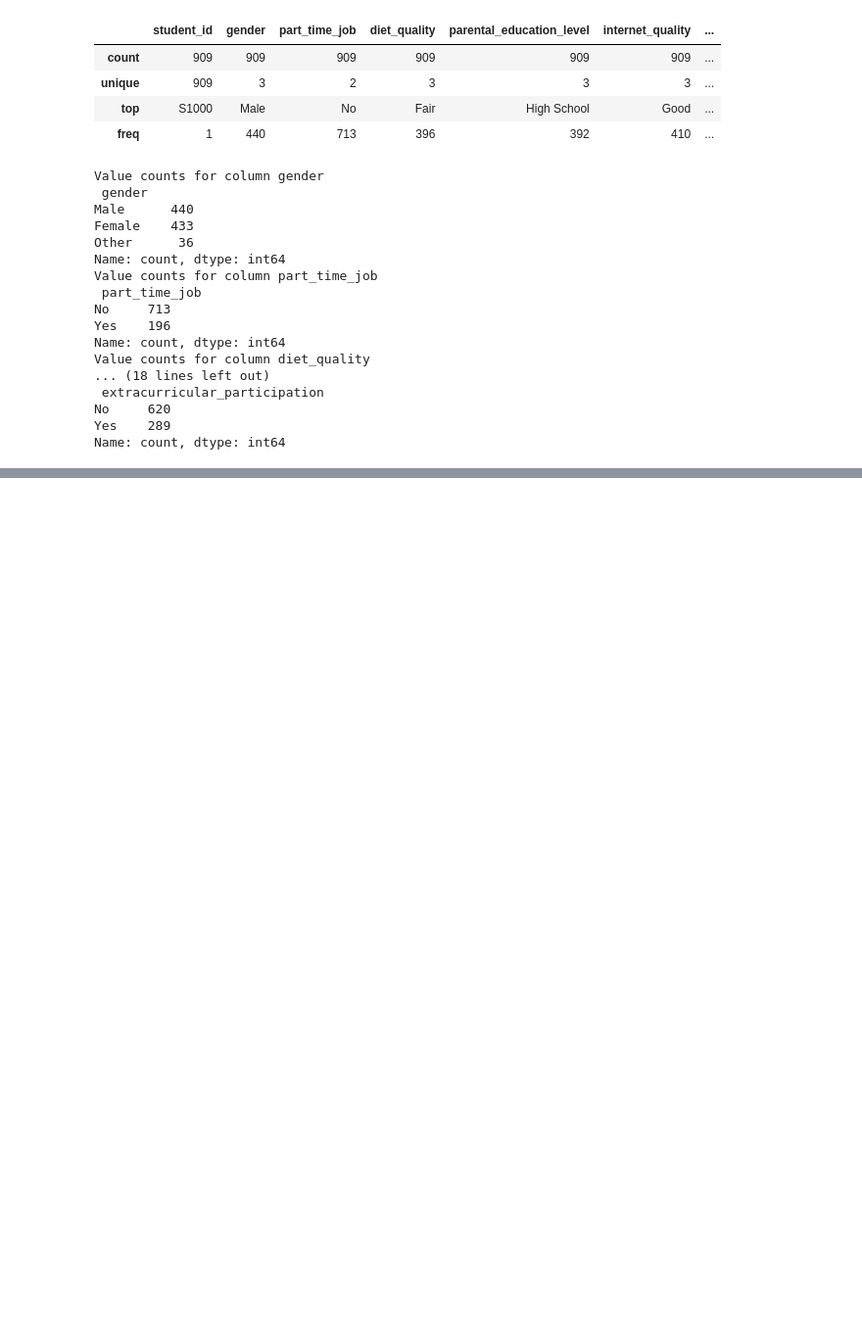
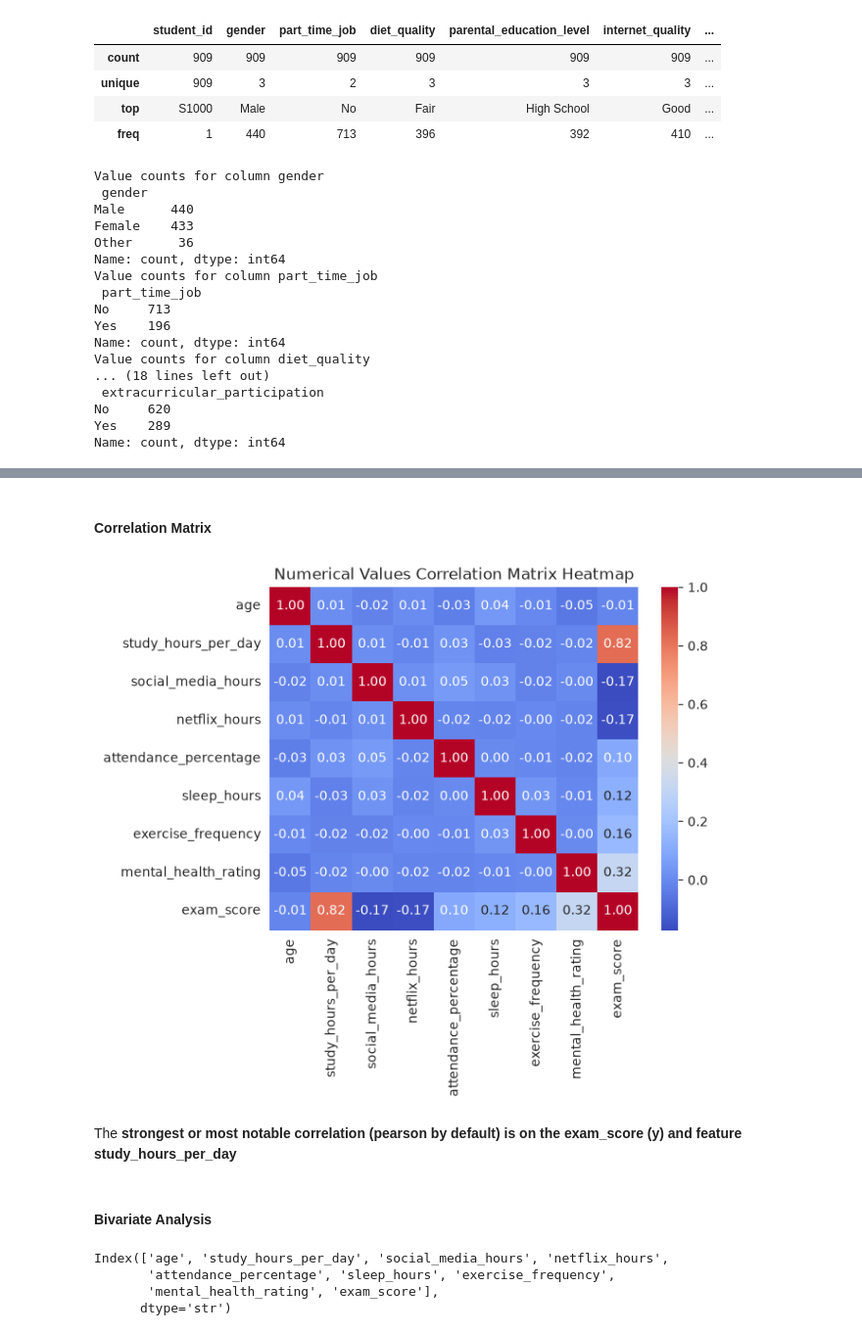
Before and after one commit to jmb-python-developer/ML-01-exam-scores-prediction, a Jupyter notebook: notebook.ipynb, the cells around one changed output, grey strips where cells are left out. Shown at 98% size. Cells and saved outputs as stored; diff of their text form; code cells hidden in the pictures; blank space fills up the shorter version.

```diff
--- a/notebook.ipynb
+++ b/notebook.ipynb
@@ -145,0 +173,20 @@ Name: count, dtype: int64
+# %% [markdown]
+#### Correlation Matrix
+# %%
+sns.heatmap(df.corr(numeric_only=True), annot=True, cmap="coolwarm", fmt=".2f")
+plt.title("Numerical Values Correlation Matrix Heatmap")
+plt.show()
+# %% [output]
+[figure, added]
+# %% [markdown]
+The **strongest or most notable correlation (pearson by default) is on the exam_score (y) and feature study_hours_per_day**
+# %% [markdown]
+#### Bivariate Analysis
+# %%
+numerical_features = df.drop(columns="student_id").describe().columns
+print(numerical_features)
+# %% [output]
+Index(['age', 'study_hours_per_day', 'social_media_hours', 'netflix_hours',
+       'attendance_percentage', 'sleep_hours', 'exercise_frequency',
+       'mental_health_rating', 'exam_score'],
+      dtype='str')
```
Also changed, not shown: parts of 5 cells of this notebook.
